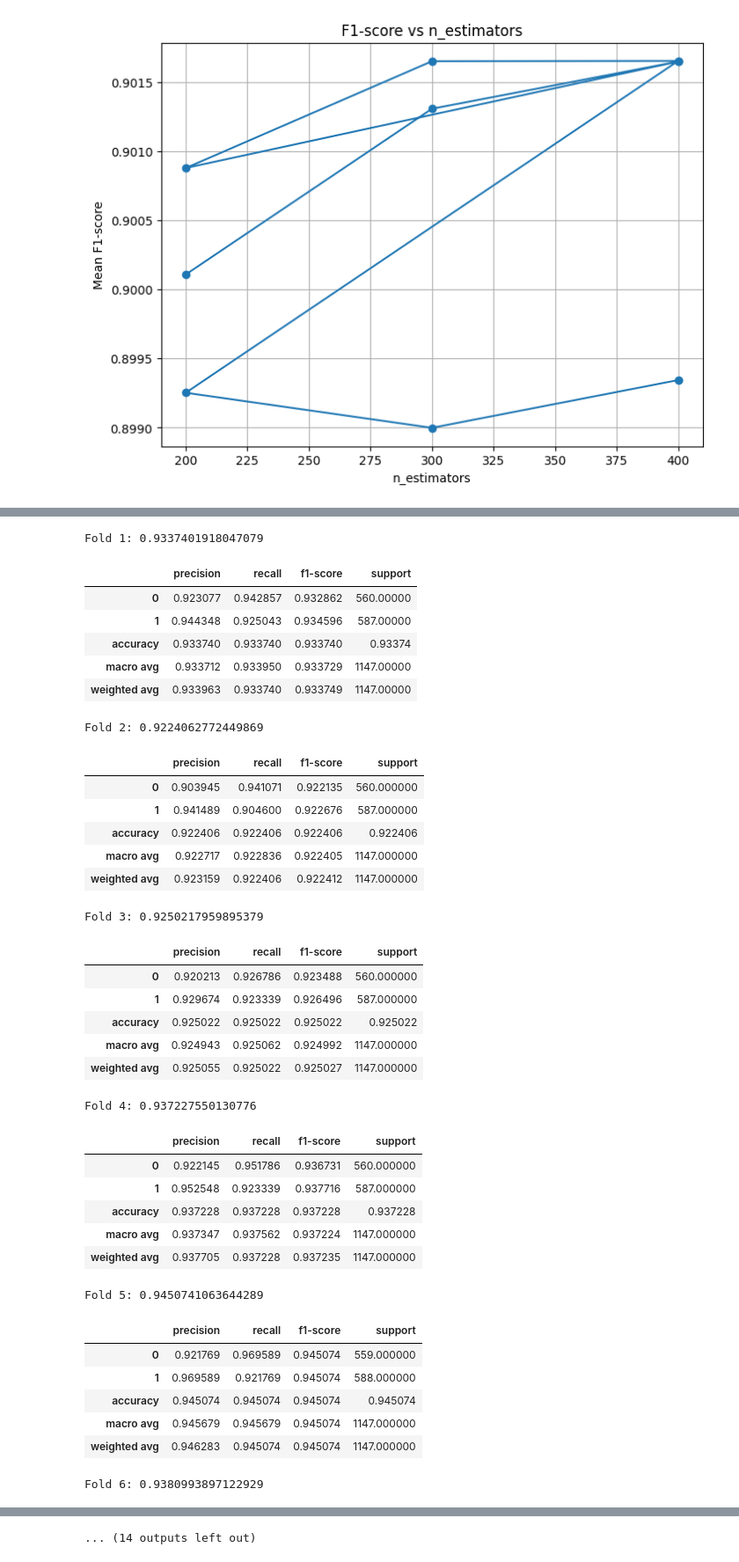
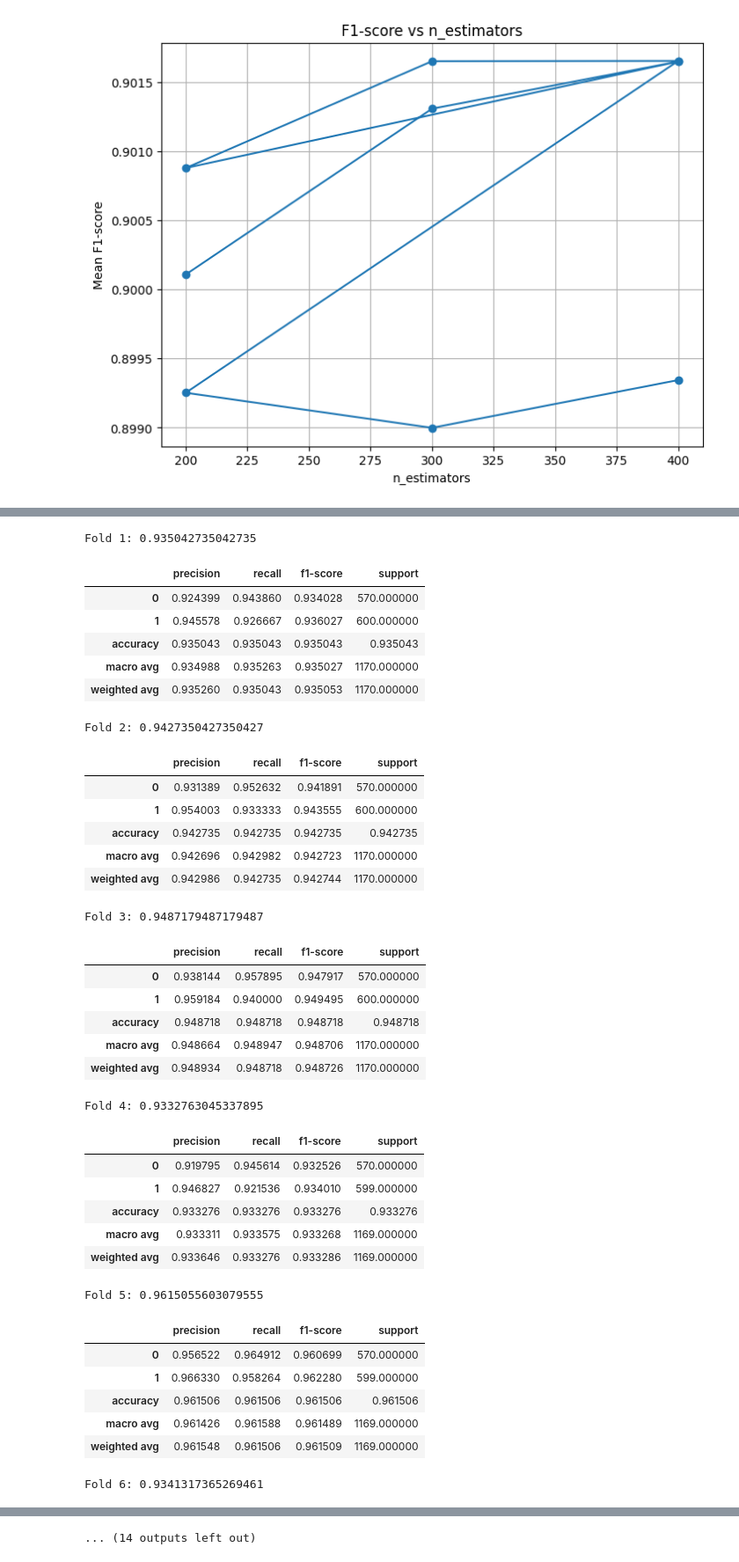
Before and after one commit to M4RV3L24/Online-Gambling-Detection-using-IndoBERTweet, a Jupyter notebook: Models/ML_IndoBERTweet/prototype.ipynb, the cells around one changed output, grey strips where cells are left out. Shown: that part at 88% size. Drawn from its saved outputs; the diff is of its cells as text; code cells hidden in the pictures.

Commit message:
finish all model testing and validation

```diff
--- a/Models/ML_IndoBERTweet/prototype.ipynb
+++ b/Models/ML_IndoBERTweet/prototype.ipynb
@@ -409,10 +427,9 @@ skf = StratifiedKFold(n_splits=n_splits, shuffle=True, random_state=42)
 # Define Parameter Grid untuk SVC
 # ==============================
 param_grid = {
-    'C': [0.1, 1, 10, 100],                   # Regularization parameter
-    'kernel': ['linear', 'rbf', 'poly'],      # Kernel types
-    'gamma': ['scale', 'auto'],               # Kernel coefficient
-    'class_weight': [None, 'balanced']        # Handle imbalance
+    'C': [1, 10, 50],                   # Regularization parameter
+    'kernel': ['rbf', 'poly'],
+    'class_weight': ['balanced']        # Handle imbalance
 }
 
 # ==============================
@@ -490,7 +519,7 @@ for fold, (train_idx, test_idx) in enumerate(skf.split(X_embeddings, y)):
     X_train, X_test = X_embeddings[train_idx], X_embeddings[test_idx]
     y_train, y_test = np.array(y)[train_idx], np.array(y)[test_idx]
 
-    rf = RandomForestClassifier(n_estimators=400, max_depth=None, min_samples_split=3, min_samples_leaf=1, random_state=42, class_weight='balanced', n_jobs=-1)
+    rf = RandomForestClassifier(n_estimators=400, max_depth=None, min_samples_split=3, min_samples_leaf=1, random_state=42, class_weight=None, n_jobs=-1)
     rf.fit(X_train, y_train)
     y_pred = rf.predict(X_test)
 
@@ -593,10 +622,10 @@ Fold 6: 0.9076133447390933
 # %%
 # SVM Classifier with IndoBERTweet Embeddings
 from sklearn.svm import SVC
+from sklearn.model_selection import StratifiedKFold
 
-skf = StratifiedKFold(n_splits=10, shuffle=True, random_state=42)
 # Get IndoBERTweet embeddings for all texts (reuse if already computed)
-X_embeddings = np.load("./embed/embeddings_128.npy")
+X_embeddings = np.load("./embed/embeddings_128_v2.npy")
 n_splits = 10
 skf = StratifiedKFold(n_splits=n_splits, shuffle=True, random_state=42)
 all_reports = []
@@ -611,7 +640,7 @@ for fold, (train_idx, test_idx) in enumerate(skf.split(X_embeddings, y)):
     y_train, y_test = np.array(y)[train_idx], np.array(y)[test_idx]
 
     # Initialize and train SVM (RBF kernel as default, can tune parameters)
-    svm = SVC(kernel='rbf', C=1.0, class_weight='balanced', random_state=42)
+    svm = SVC(kernel='rbf', C=10, class_weight=None, random_state=42)
     svm.fit(X_train, y_train)
     # Predict and evaluate
     y_pred = svm.predict(X_test)
@@ -639,66 +668,66 @@ for label in labels:
     }
 
 # Global averages
 mean_results['accuracy'] = {"score": np.mean([fold['accuracy'] for fold in fold_reports])}
 mean_results['macro avg'] = {
     m: np.mean([fold['macro avg'][m] for fold in fold_reports]) for m in metrics
 }
 mean_results['weighted avg'] = {
     m: np.mean([fold['weighted avg'][m] for fold in fold_reports]) for m in metrics
 }
 
 # Convert to DataFrame
 results_df = pd.DataFrame(mean_results).T
 
 print("Final averaged metrics across folds:")
 display(results_df)
 
 # Show per-fold accuracies as well
 fold_acc_df = pd.DataFrame({
     "Fold": range(1, n_splits + 1),
     "Accuracy": cv_scores
 })
 print("Per-fold accuracy:")
 display(fold_acc_df)
 
 # Show overall confusion matrix
 print("Confusion Matrix across all folds:")
 display(pd.DataFrame(confusion_matrix(all_y_true, all_y_pred)))
 # %% [output]
-Fold 1: 0.9337401918047079
+Fold 1: 0.935042735042735
 |  | precision | recall | f1-score | support |
-| 0 | 0.923077 | 0.942857 | 0.932862 | 560.00000 |
-| 1 | 0.944348 | 0.925043 | 0.934596 | 587.00000 |
-| accuracy | 0.933740 | 0.933740 | 0.933740 | 0.93374 |
-| macro avg | 0.933712 | 0.933950 | 0.933729 | 1147.00000 |
-| weighted avg | 0.933963 | 0.933740 | 0.933749 | 1147.00000 |
+| 0 | 0.924399 | 0.943860 | 0.934028 | 570.000000 |
+| 1 | 0.945578 | 0.926667 | 0.936027 | 600.000000 |
+| accuracy | 0.935043 | 0.935043 | 0.935043 | 0.935043 |
+| macro avg | 0.934988 | 0.935263 | 0.935027 | 1170.000000 |
+| weighted avg | 0.935260 | 0.935043 | 0.935053 | 1170.000000 |
-Fold 2: 0.9224062772449869
+Fold 2: 0.9427350427350427
 |  | precision | recall | f1-score | support |
-| 0 | 0.903945 | 0.941071 | 0.922135 | 560.000000 |
-| 1 | 0.941489 | 0.904600 | 0.922676 | 587.000000 |
-| accuracy | 0.922406 | 0.922406 | 0.922406 | 0.922406 |
-| macro avg | 0.922717 | 0.922836 | 0.922405 | 1147.000000 |
-| weighted avg | 0.923159 | 0.922406 | 0.922412 | 1147.000000 |
+| 0 | 0.931389 | 0.952632 | 0.941891 | 570.000000 |
+| 1 | 0.954003 | 0.933333 | 0.943555 | 600.000000 |
+| accuracy | 0.942735 | 0.942735 | 0.942735 | 0.942735 |
+| macro avg | 0.942696 | 0.942982 | 0.942723 | 1170.000000 |
+| weighted avg | 0.942986 | 0.942735 | 0.942744 | 1170.000000 |
-Fold 3: 0.9250217959895379
+Fold 3: 0.9487179487179487
 |  | precision | recall | f1-score | support |
-| 0 | 0.920213 | 0.926786 | 0.923488 | 560.000000 |
-| 1 | 0.929674 | 0.923339 | 0.926496 | 587.000000 |
-| accuracy | 0.925022 | 0.925022 | 0.925022 | 0.925022 |
-| macro avg | 0.924943 | 0.925062 | 0.924992 | 1147.000000 |
-| weighted avg | 0.925055 | 0.925022 | 0.925027 | 1147.000000 |
+| 0 | 0.938144 | 0.957895 | 0.947917 | 570.000000 |
+| 1 | 0.959184 | 0.940000 | 0.949495 | 600.000000 |
+| accuracy | 0.948718 | 0.948718 | 0.948718 | 0.948718 |
+| macro avg | 0.948664 | 0.948947 | 0.948706 | 1170.000000 |
+| weighted avg | 0.948934 | 0.948718 | 0.948726 | 1170.000000 |
-Fold 4: 0.937227550130776
+Fold 4: 0.9332763045337895
 |  | precision | recall | f1-score | support |
-| 0 | 0.922145 | 0.951786 | 0.936731 | 560.000000 |
-| 1 | 0.952548 | 0.923339 | 0.937716 | 587.000000 |
-| accuracy | 0.937228 | 0.937228 | 0.937228 | 0.937228 |
-| macro avg | 0.937347 | 0.937562 | 0.937224 | 1147.000000 |
-| weighted avg | 0.937705 | 0.937228 | 0.937235 | 1147.000000 |
+| 0 | 0.919795 | 0.945614 | 0.932526 | 570.000000 |
+| 1 | 0.946827 | 0.921536 | 0.934010 | 599.000000 |
+| accuracy | 0.933276 | 0.933276 | 0.933276 | 0.933276 |
+| macro avg | 0.933311 | 0.933575 | 0.933268 | 1169.000000 |
+| weighted avg | 0.933646 | 0.933276 | 0.933286 | 1169.000000 |
-Fold 5: 0.9450741063644289
+Fold 5: 0.9615055603079555
 |  | precision | recall | f1-score | support |
-| 0 | 0.921769 | 0.969589 | 0.945074 | 559.000000 |
-| 1 | 0.969589 | 0.921769 | 0.945074 | 588.000000 |
-| accuracy | 0.945074 | 0.945074 | 0.945074 | 0.945074 |
-| macro avg | 0.945679 | 0.945679 | 0.945074 | 1147.000000 |
-| weighted avg | 0.946283 | 0.945074 | 0.945074 | 1147.000000 |
+| 0 | 0.956522 | 0.964912 | 0.960699 | 570.000000 |
+| 1 | 0.966330 | 0.958264 | 0.962280 | 599.000000 |
+| accuracy | 0.961506 | 0.961506 | 0.961506 | 0.961506 |
+| macro avg | 0.961426 | 0.961588 | 0.961489 | 1169.000000 |
+| weighted avg | 0.961548 | 0.961506 | 0.961509 | 1169.000000 |
-Fold 6: 0.9380993897122929
+Fold 6: 0.9341317365269461
 |  | precision | recall | f1-score | support |
```
Also changed, not shown: parts of 4 cells of this notebook, 2 other files.
